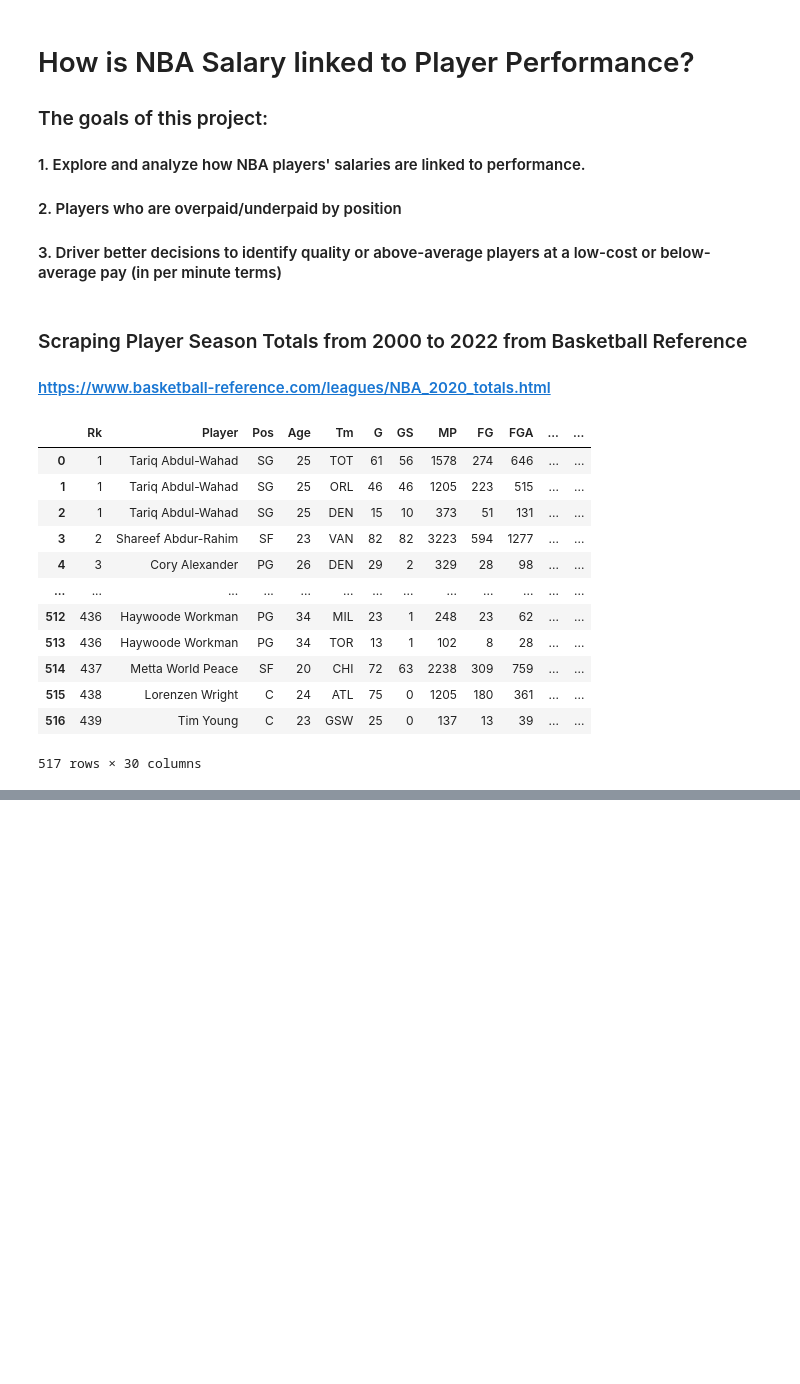
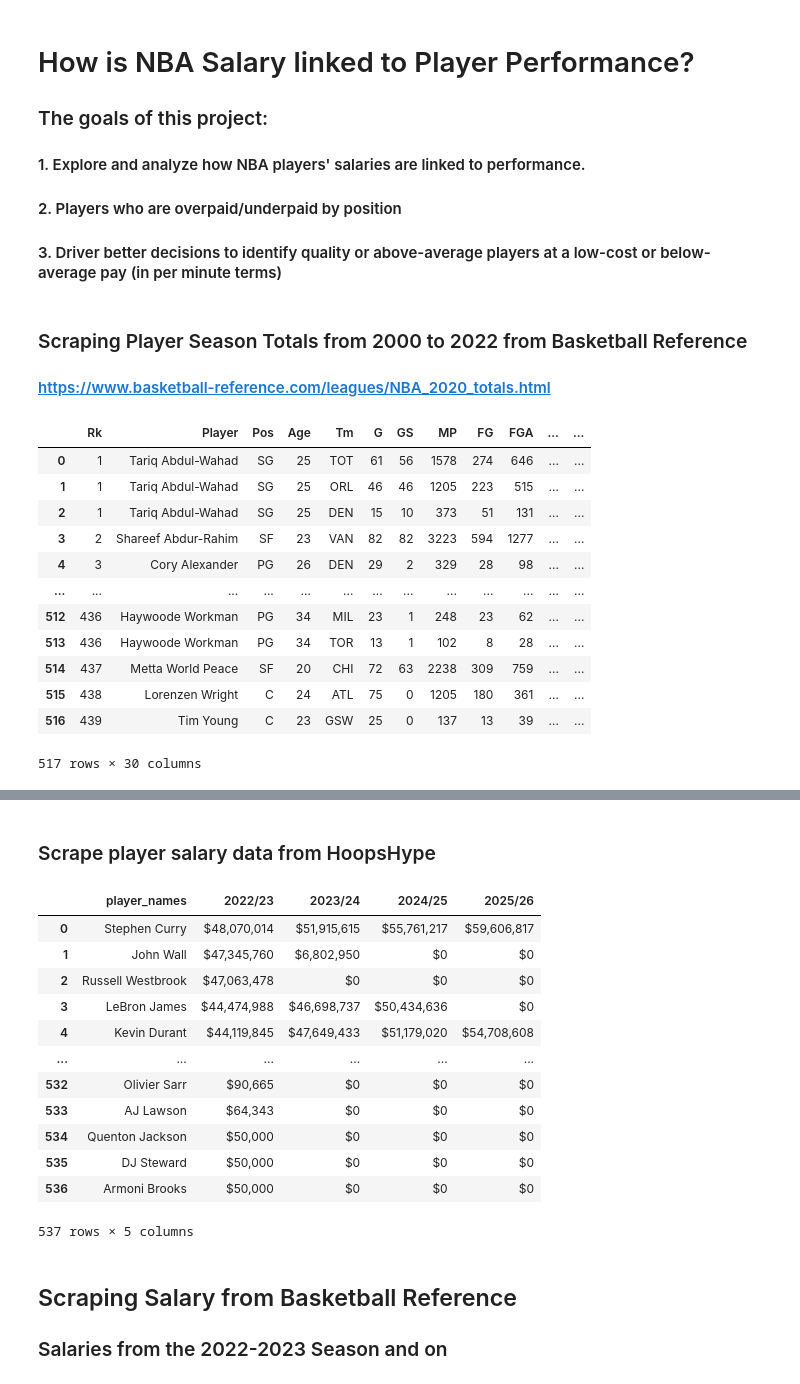
Before and after one commit to aclao89/NBA_Salaries_Performance, a Jupyter notebook: Web Scraping Basketball Salaries.ipynb, the cells around one changed output, grey strips where cells are left out. Cells and saved outputs as stored; diff of their text form; code cells hidden in the pictures; blank space fills up the shorter version.

Commit message:
Scrape salary data and exported dataframes to files

```diff
--- a/Web Scraping Basketball Salaries.ipynb
+++ b/Web Scraping Basketball Salaries.ipynb
@@ -176,0 +222,55 @@ szn_ttl_df_cleaned[szn_ttl_df_cleaned["Player"] == "A.J. Price"]
+# %% [markdown]
+### Scrape player salary data from HoopsHype
+# %%
+# HoopsHype URL
+
+hh_url = "https://hoopshype.com/salaries/players/"
+
+# Make request to get the text
+r = requests.get(hh_url, timeout=2.5)
+r_html = r.text
+
+# Beautiful soup to parse the html page
+soup = BeautifulSoup(r_html, "html.parser")
+
+#Find the table
+salary_tables = soup.find('table')
+# %%
+length = len(salary_tables.find_all("td"))
+
+player_names=[salary_tables.find_all("td")[i].text.strip() for i in range(9,length,8)]
+
+column1=[salary_tables.find_all("td")[i].text.strip() for i in range(10,length,8)]
+column2=[salary_tables.find_all("td")[i].text.strip() for i in range(11,length,8)]
+column3=[salary_tables.find_all("td")[i].text.strip() for i in range(12,length,8)]
+column4=[salary_tables.find_all("td")[i].text.strip() for i in range(13,length,8)]
+column5=[salary_tables.find_all("td")[i].text.strip() for i in range(14,length,8)]
+column6=[salary_tables.find_all("td")[i].text.strip() for i in range(15,length,8)]
+# %%
+df_dictionary = {'player_names': player_names,
+                "2022/23": column1,
+                "2023/24": column2,
+                "2024/25": column3,
+                "2025/26": column4}
+
+salary_df = pd.DataFrame(df_dictionary)
+# %%
+salary_df
+# %% [output]
+|  | player_names | 2022/23 | 2023/24 | 2024/25 | 2025/26 |
+| 0 | Stephen Curry | $48,070,014 | $51,915,615 | $55,761,217 | $59,606,817 |
+| 1 | John Wall | $47,345,760 | $6,802,950 | $0 | $0 |
+| 2 | Russell Westbrook | $47,063,478 | $0 | $0 | $0 |
+| 3 | LeBron James | $44,474,988 | $46,698,737 | $50,434,636 | $0 |
+| 4 | Kevin Durant | $44,119,845 | $47,649,433 | $51,179,020 | $54,708,608 |
+| ... | ... | ... | ... | ... | ... |
+| 532 | Olivier Sarr | $90,665 | $0 | $0 | $0 |
+| 533 | AJ Lawson | $64,343 | $0 | $0 | $0 |
+| 534 | Quenton Jackson | $50,000 | $0 | $0 | $0 |
+| 535 | DJ Steward | $50,000 | $0 | $0 | $0 |
+| 536 | Armoni Brooks | $50,000 | $0 | $0 | $0 |
+537 rows × 5 columns
+# %% [markdown]
+## Scraping Salary from Basketball Reference
+
+### Salaries from the 2022-2023 Season and on
```
Also changed, not shown: parts of 10 cells of this notebook, 25 other files.
